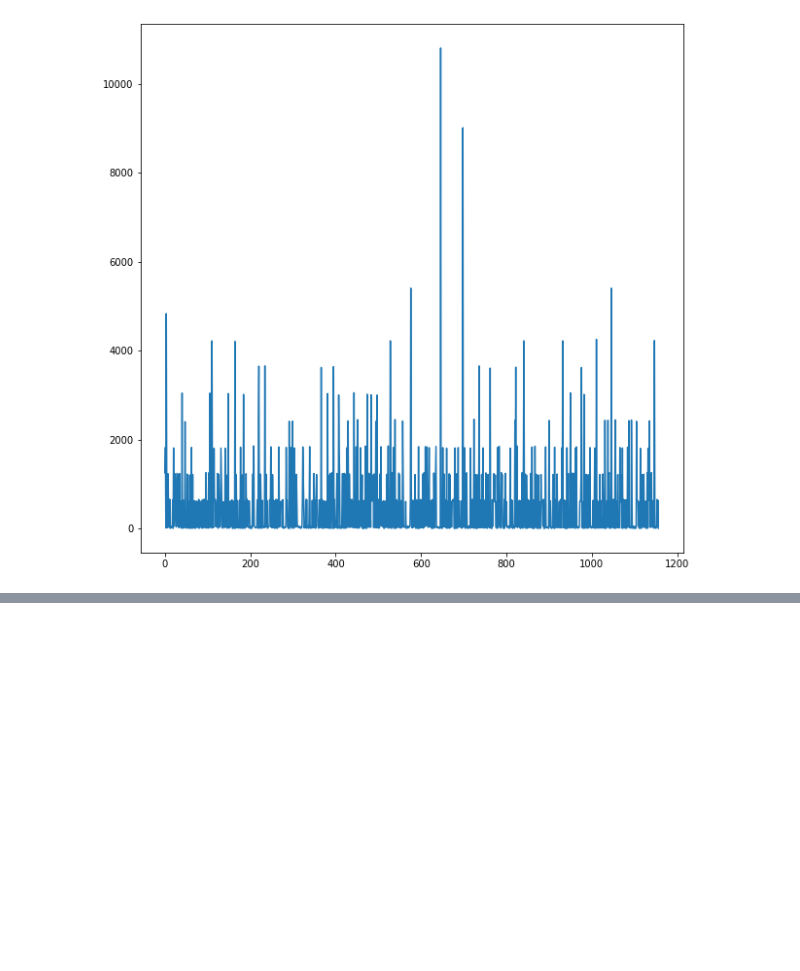
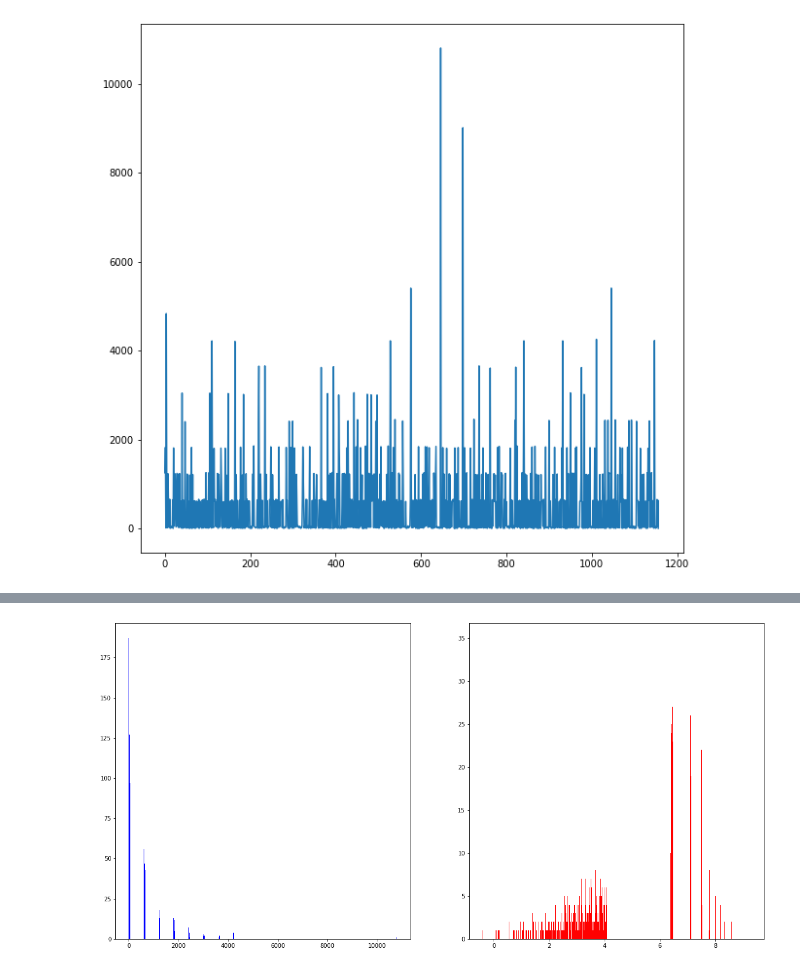
Before and after one commit to HyoungsungKim/Studying-ethereum, a Jupyter notebook: study-in-geth/time_conversion.ipynb, the cells around one changed output, grey strips where cells are left out. Saved outputs shown, nothing was run; the diff lists cells and outputs as text; code cells hidden in the pictures; blank space fills up the shorter version.

Commit message:
Histogram is added

```diff
--- a/study-in-geth/time_conversion.ipynb
+++ b/study-in-geth/time_conversion.ipynb
@@ -108,3 +108,6 @@ frame.plot(figsize=(10,10))
 # %% [output]
 <matplotlib.axes._subplots.AxesSubplot at 0x...>
 [figure]
+# %%
+import numpy as np
+log_frame = np.log(frame)
@@ -110,0 +144,9 @@ frame.plot(figsize=(10,10))
+# %%
+plt.rcParams["figure.figsize"] = (20,10)
+plt.subplot(1,2,1)
+plt.hist(frame, bins=1000, color='b')
+plt.subplot(1,2,2)
+plt.hist(log_frame, bins=1000, color='r')
+plt.show()
+# %% [output]
+[figure, added]
```
Also changed, not shown: parts of 3 cells of this notebook.
